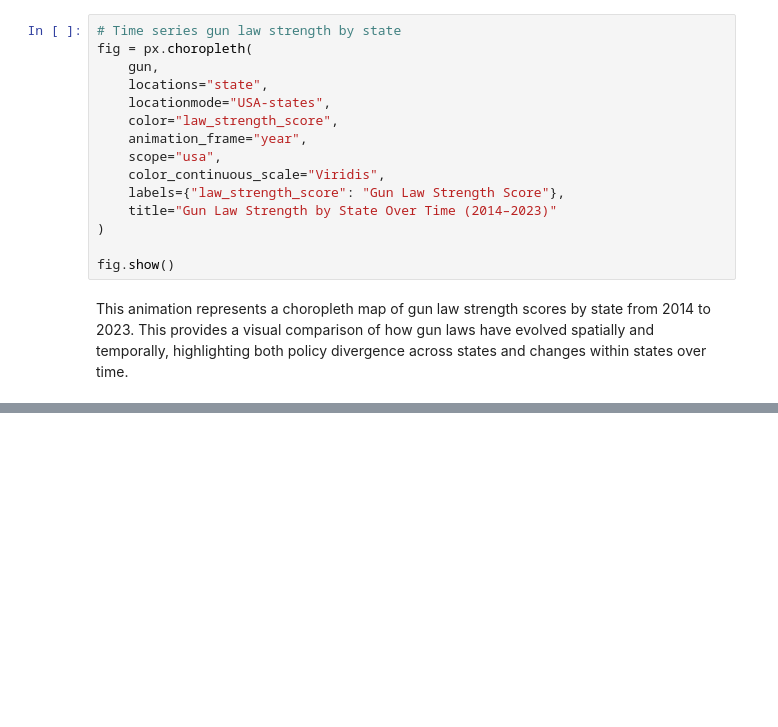
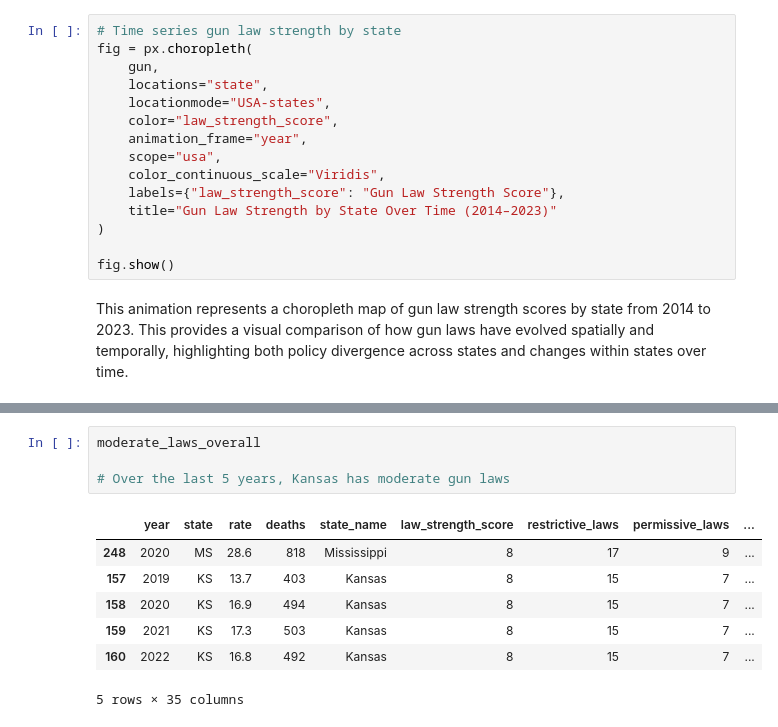
Before and after one commit to chloeob74/gun_policy_analysis, a Jupyter notebook: tiandra.ipynb, the cells around one changed output, grey strips where cells are left out. Drawn from its saved outputs; the diff is of its cells as text; blank space fills up the shorter version.

```diff
--- a/tiandra.ipynb
+++ b/tiandra.ipynb
@@ -278,0 +173,12 @@ fig.show()
+# %%
+moderate_laws_overall
+
+# Over the last 5 years, Kansas has moderate gun laws
+# %% [output]
+|  | year | state | rate | deaths | state_name | law_strength_score | restrictive_laws | permissive_laws | ... |
+| 248 | 2020 | MS | 28.6 | 818 | Mississippi | 8 | 17 | 9 | ... |
+| 157 | 2019 | KS | 13.7 | 403 | Kansas | 8 | 15 | 7 | ... |
+| 158 | 2020 | KS | 16.9 | 494 | Kansas | 8 | 15 | 7 | ... |
+| 159 | 2021 | KS | 17.3 | 503 | Kansas | 8 | 15 | 7 | ... |
+| 160 | 2022 | KS | 16.8 | 492 | Kansas | 8 | 15 | 7 | ... |
+5 rows × 35 columns
```
Also changed, not shown: parts of 22 cells of this notebook.
